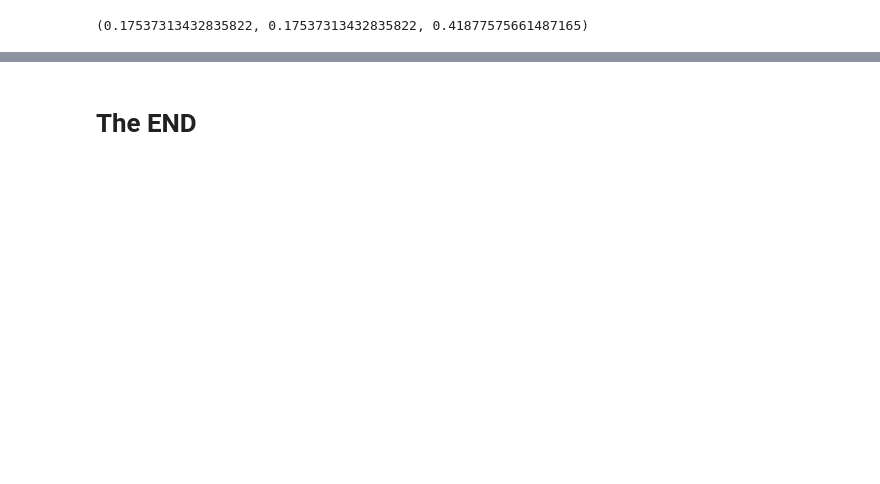
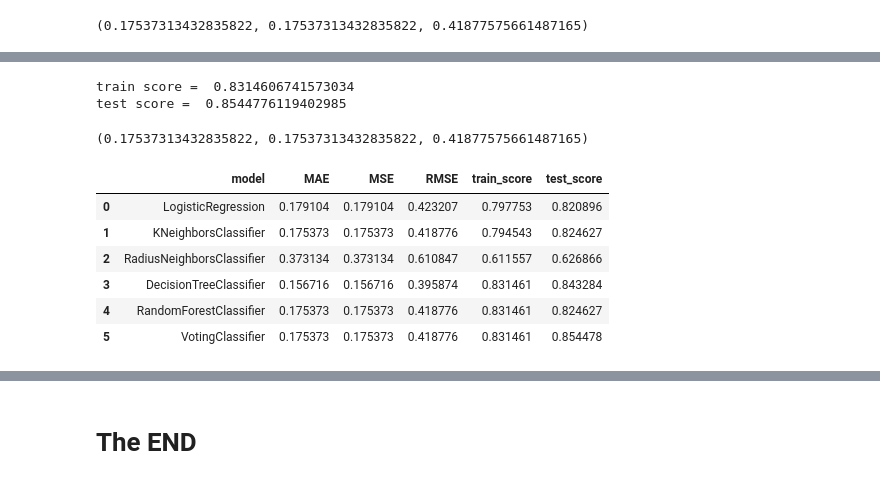
Before and after one commit to ahmedhany14/Kaggle-Competitions-Notebooks, a Jupyter notebook: Titanic/NoteBook/Titanic_problem.ipynb, the cells around one changed output, grey strips where cells are left out. Drawn from its saved outputs; the diff is of its cells as text; code cells hidden in the pictures; blank space fills up the shorter version.

Commit message:
Titanic model has been updated

```diff
--- a/Titanic/NoteBook/Titanic_problem.ipynb
+++ b/Titanic/NoteBook/Titanic_problem.ipynb
@@ -864,3 +933,41 @@ models
+# %%
+vot.fit(x_train, y_train)
+train_score = vot.score(x_train, y_train)
+test_score = vot.score(x_test, y_test)
+
+print("train score = ", train_score)
+print("test score = ", test_score)
+# %% [output]
+train score =  0.8314606741573034
+test score =  0.8544776119402985
+# %%
+vot_prediction = vot.predict(x_test)
+MAE = mean_absolute_error(y_pred=RF_prediction, y_true=y_test)
+MSE = mean_squared_error(y_pred=RF_prediction, y_true=y_test)
+RMSE = np.sqrt(MSE)
+MAE, MSE, RMSE
+# %% [output]
+(0.17537313432835822, 0.17537313432835822, 0.41877575661487165)
+# %%
+data = {
+    "model": "VotingClassifier",
+    "MAE": MAE,
+    "MSE": MSE,
+    "RMSE": RMSE,
+    "train_score": train_score,
+    "test_score": test_score,
+}
+
+models.loc[len(models)] = data
+models
+# %% [output]
+|  | model | MAE | MSE | RMSE | train_score | test_score |
+| 0 | LogisticRegression | 0.179104 | 0.179104 | 0.423207 | 0.797753 | 0.820896 |
+| 1 | KNeighborsClassifier | 0.175373 | 0.175373 | 0.418776 | 0.794543 | 0.824627 |
+| 2 | RadiusNeighborsClassifier | 0.373134 | 0.373134 | 0.610847 | 0.611557 | 0.626866 |
+| 3 | DecisionTreeClassifier | 0.156716 | 0.156716 | 0.395874 | 0.831461 | 0.843284 |
+| 4 | RandomForestClassifier | 0.175373 | 0.175373 | 0.418776 | 0.831461 | 0.824627 |
+| 5 | VotingClassifier | 0.175373 | 0.175373 | 0.418776 | 0.831461 | 0.854478 |
 # %%
 models.sort_values(by=["test_score"], ascending=[False])
 # %% [output]
```
Also changed, not shown: parts of 14 cells of this notebook, 1 other file.
